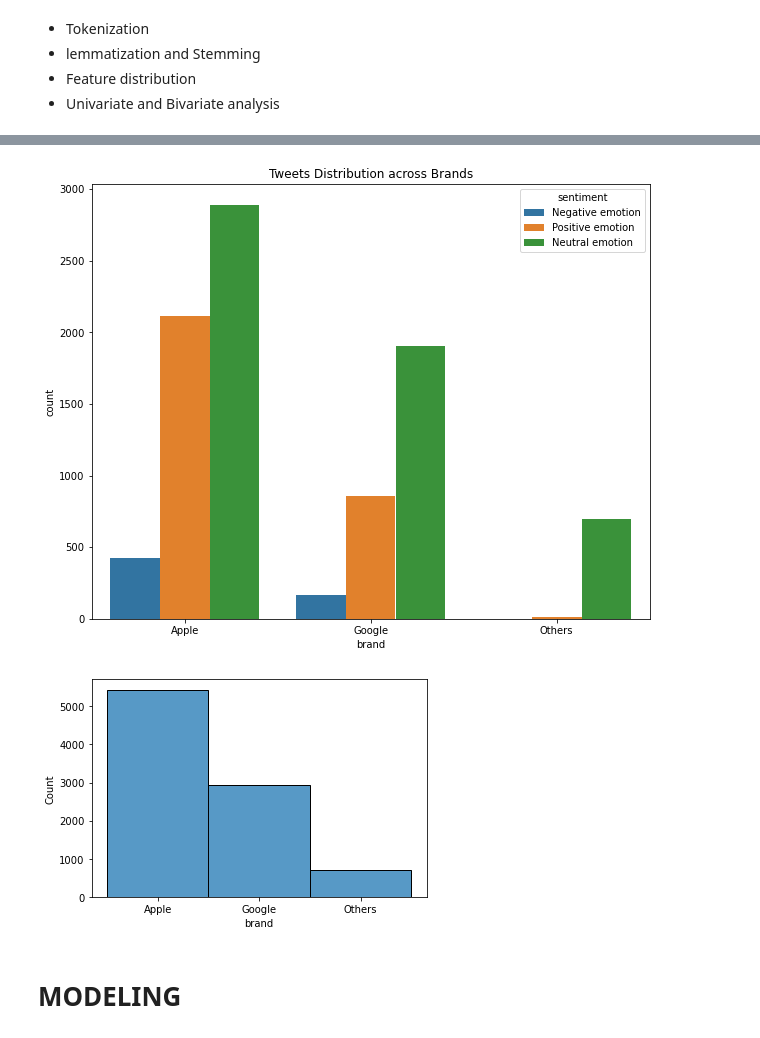
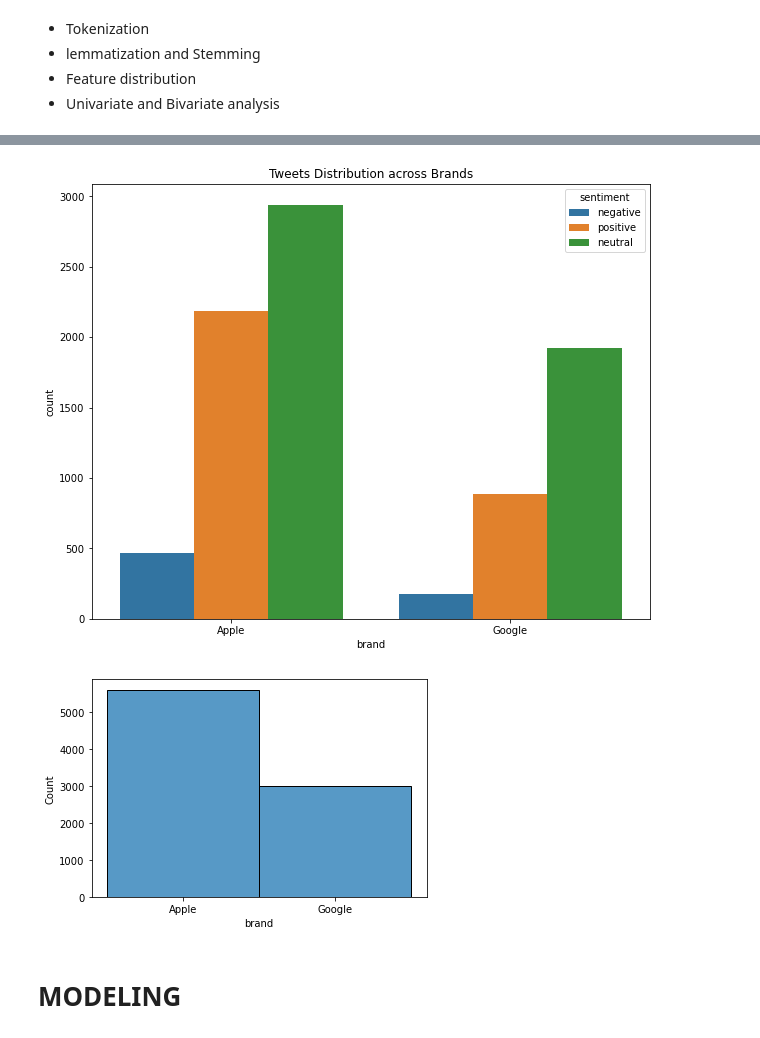
Before and after one commit to EKiplimo/NLP_Sentiment_Analysis, a Jupyter notebook: notebook.ipynb, the cells around one changed output, grey strips where cells are left out. Saved outputs shown, nothing was run; the diff lists cells and outputs as text; code cells hidden in the pictures.

Commit message:
Adding visuals

```diff
--- a/notebook.ipynb
+++ b/notebook.ipynb
@@ -108 +111,5 @@ data
 9093 rows × 3 columns
+# %%
+# loading the second dataset
+data2 = pd.read_csv("data2.csv",names=["tweet_text","is_there_an_emotion_directed_at_a_brand_or_product"],skiprows=1)
+data2.head()
@@ -109,2 +123,4 @@ data
+# %%
+data = pd.concat([data1, data2], ignore_index=True, sort=False)
 # %%
 # Checking the dataset's head
@@ -401,6 +415,9 @@ data.head(10)
 | 10 | excited meet sxsw show sprint gal... | Google | Positive emotion |
 # %%
 # Replace the No emotion toward brand or product with Neurtal emotion
-data.replace({"No emotion toward brand or product":"Neutral emotion"},inplace=True)
+data.replace({"No emotion toward brand or product":"neutral"},inplace=True)
+data.replace({"Positive emotion":"positive"},inplace=True)
+data.replace({"Negative emotion":"negative"},inplace=True)
+
 data.sentiment.value_counts()
 # %% [output]
@@ -454,7 +471,7 @@ data.head()
 # %%
 # Change values of I can't tell to positive, negative or no emotion
-data.loc[(data["sentiment"] == "I can't tell") & (data["polarity"]>=0.4),"sentiment"] = "Positive emotion"
-data.loc[(data["sentiment"] == "I can't tell") & (data["polarity"]<0),"sentiment"] = "Negative emotion"
-data.loc[(data["sentiment"] == "I can't tell") & (data["polarity"].between(0,0.4,inclusive="left")),"sentiment"] = "Neutral emotion"
+data.loc[(data["sentiment"] == "I can't tell") & (data["polarity"]>0),"sentiment"] = "positive"
+data.loc[(data["sentiment"] == "I can't tell") & (data["polarity"]<0),"sentiment"] = "negative"
+data.loc[(data["sentiment"] == "I can't tell") & (data["polarity"]==0),"sentiment"] = "neutral"
 data.sentiment.value_counts()
 # %% [output]
@@ -471,13 +488,15 @@ data["sentiment"].value_counts().plot(kind="pie", autopct='%.0f%%');
 # %%
 # Visualize the distibution across the brands
 plt.figure(figsize=(10, 8))
-sns.countplot(x='brand', data=data, hue='sentiment')
+x = data.loc[(data["brand"] == "Apple") | (data["brand"] == "Google")]
+
+sns.countplot(x="brand", data=x, hue='sentiment')
 plt.title('Tweets Distribution across Brands')
 plt.show()
 # %% [output]
-[figure, old version]
+[figure, new version]
 # %%
 # Visualize distribution in the brands
-sns.histplot(data['brand']);
+sns.histplot(x['brand']);
 # %% [output]
-[figure, old version]
+[figure, new version]
```
Also changed, not shown: parts of 29 cells of this notebook.
